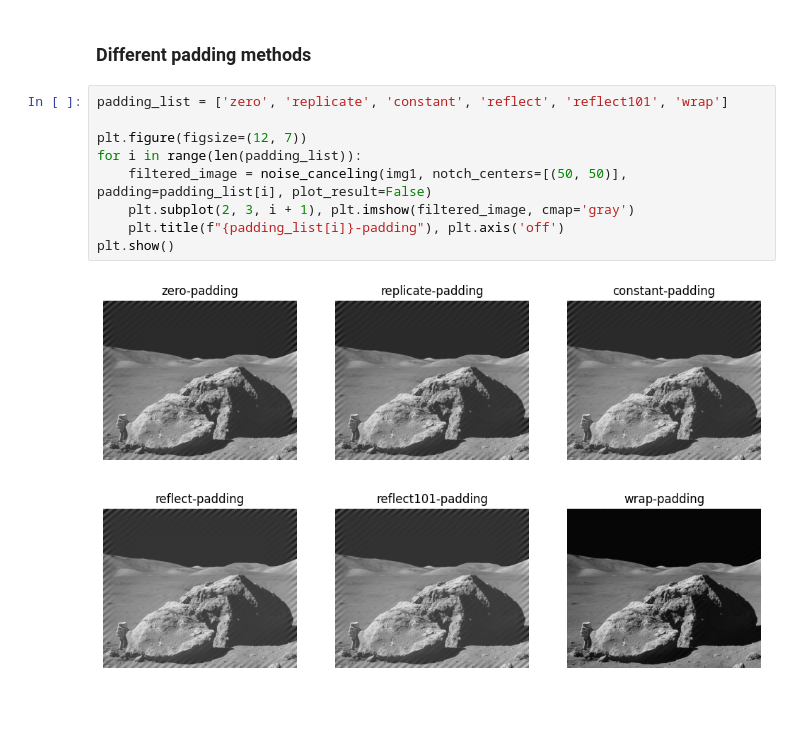
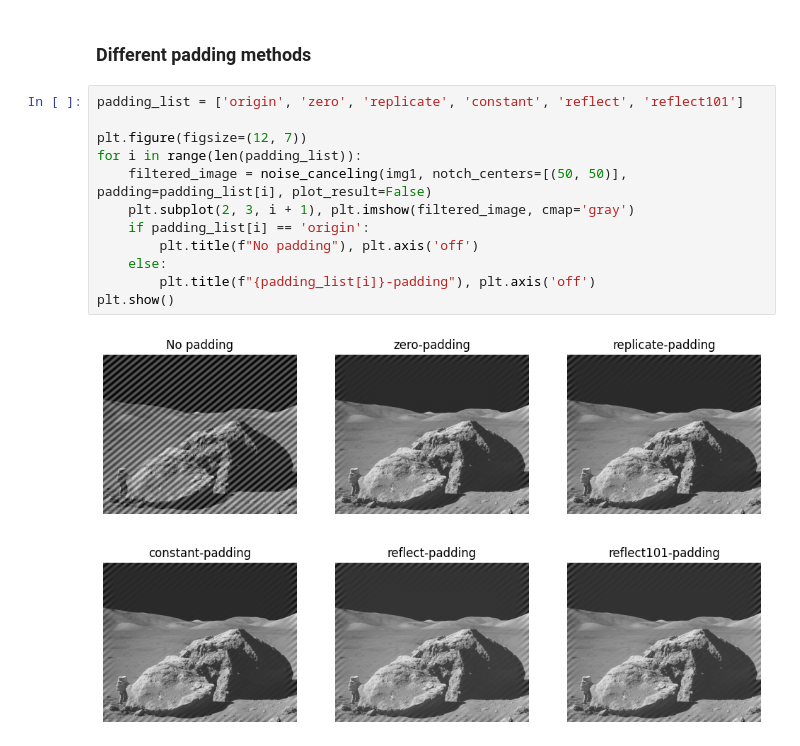
Before and after one commit to Vincent-Lien/NYCU_DIP_2024, a Jupyter notebook: HW4-2/HW4-2_code.ipynb, the cells around one changed output. Cells and saved outputs as stored; diff of their text form; blank space fills up the shorter version.

Commit message:
change the appendix output images

```diff
--- a/HW4-2/HW4-2_code.ipynb
+++ b/HW4-2/HW4-2_code.ipynb
@@ -124,13 +124,16 @@ noise_canceling(img2, notch_centers=[(38, 29.5), (-42.5, 27.5), (80, 30), (-82,
 # %% [markdown]
 ### Different padding methods
 # %%
-padding_list = ['zero', 'replicate', 'constant', 'reflect', 'reflect101', 'wrap']
+padding_list = ['origin', 'zero', 'replicate', 'constant', 'reflect', 'reflect101']
 
 plt.figure(figsize=(12, 7))
 for i in range(len(padding_list)):
     filtered_image = noise_canceling(img1, notch_centers=[(50, 50)], padding=padding_list[i], plot_result=False)
     plt.subplot(2, 3, i + 1), plt.imshow(filtered_image, cmap='gray')
-    plt.title(f"{padding_list[i]}-padding"), plt.axis('off')
+    if padding_list[i] == 'origin':
+        plt.title(f"No padding"), plt.axis('off')
+    else:
+        plt.title(f"{padding_list[i]}-padding"), plt.axis('off')
 plt.show()
 # %% [output]
-[figure, old version]
+[figure, new version]
```
